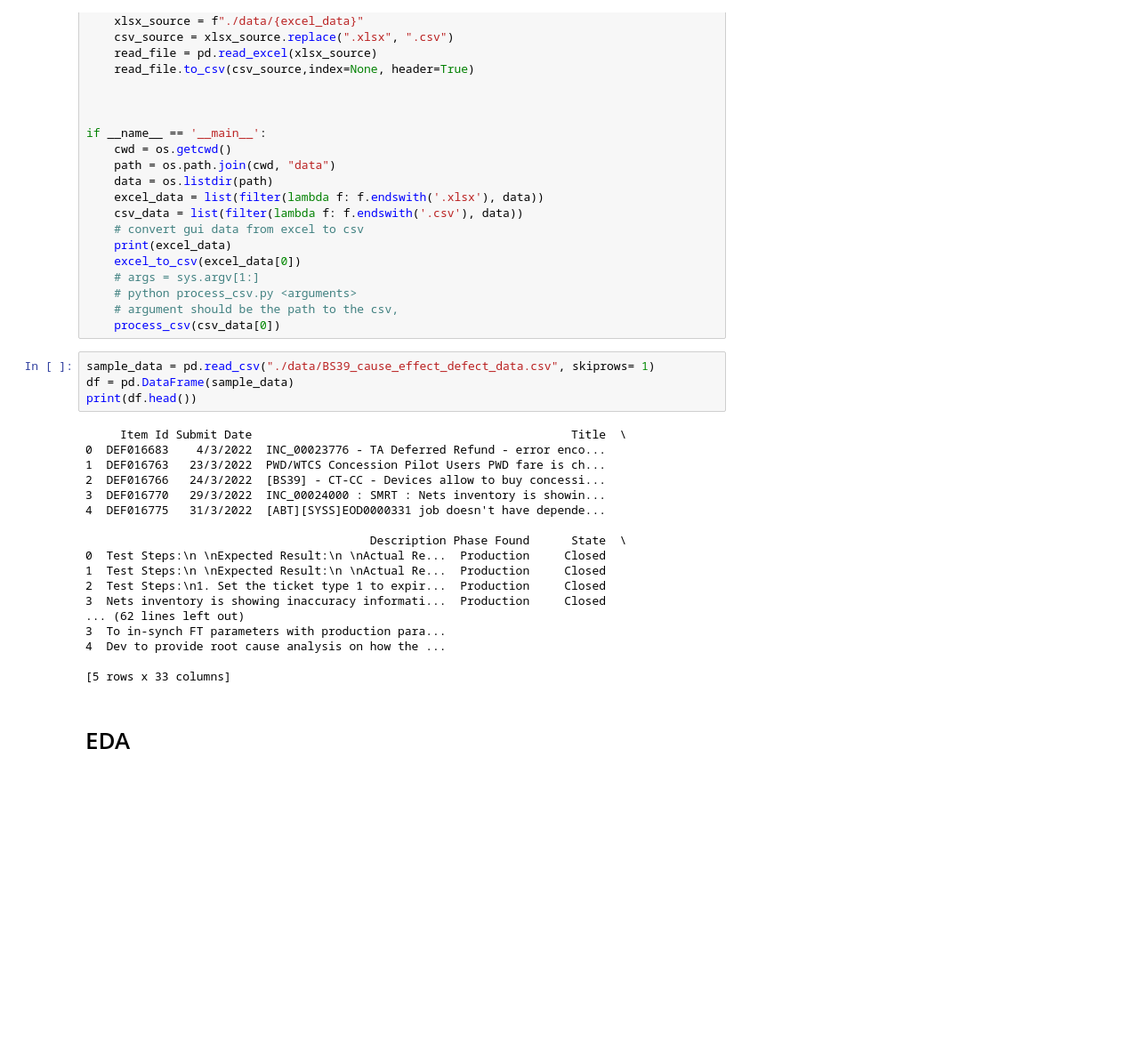
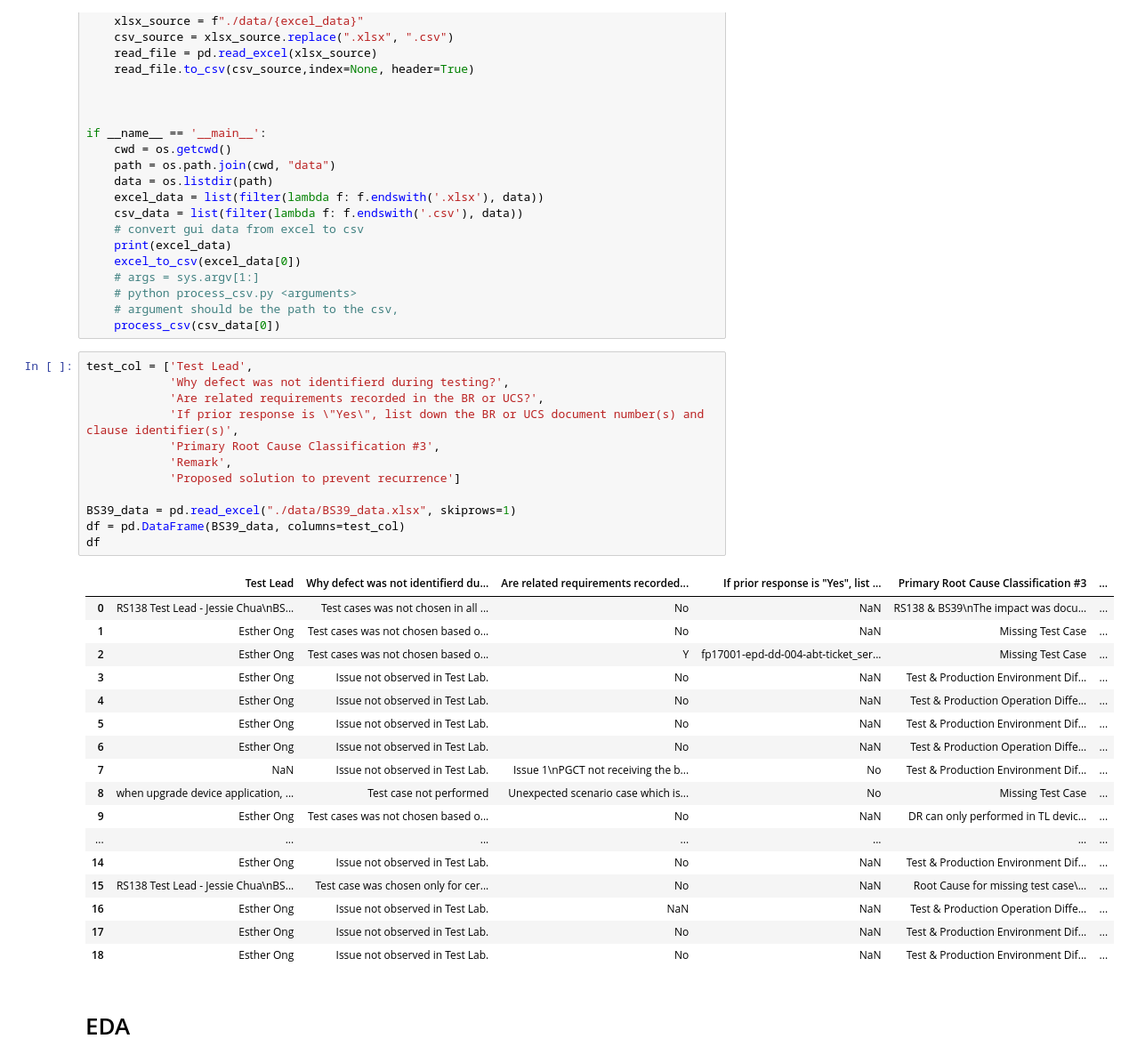
Before and after one commit to malcolmsng/BT4103, a Jupyter notebook: model.ipynb, the cells around one changed output. Shown: that part at 89% size. Saved outputs shown, nothing was run; the diff lists cells and outputs as text; blank space fills up the shorter version.

```diff
--- a/model.ipynb
+++ b/model.ipynb
@@ -54,28 +81,36 @@ if __name__ == '__main__':
     # python process_csv.py <arguments>
     # argument should be the path to the csv,
     process_csv(csv_data[0])
-# %%
-sample_data = pd.read_csv("./data/BS39_cause_effect_defect_data.csv", skiprows= 1)
-df = pd.DataFrame(sample_data)
-print(df.head())
-# %% [output]
-     Item Id Submit Date                                              Title  \
-0  DEF016683    4/3/2022  INC_00023776 - TA Deferred Refund - error enco...
-1  DEF016763   23/3/2022  PWD/WTCS Concession Pilot Users PWD fare is ch...
-2  DEF016766   24/3/2022  [BS39] - CT-CC - Devices allow to buy concessi...
-3  DEF016770   29/3/2022  INC_00024000 : SMRT : Nets inventory is showin...
-4  DEF016775   31/3/2022  [ABT][SYSS]EOD0000331 job doesn't have depende...
-
-                                         Description Phase Found      State  \
-0  Test Steps:\n \nExpected Result:\n \nActual Re...  Production     Closed
-1  Test Steps:\n \nExpected Result:\n \nActual Re...  Production     Closed
-2  Test Steps:\n1. Set the ticket type 1 to expir...  Production     Closed
-3  Nets inventory is showing inaccuracy informati...  Production     Closed
-... (62 lines left out)
-3  To in-synch FT parameters with production para...
-4  Dev to provide root cause analysis on how the ...
-
-[5 rows x 33 columns]
+# %%
+test_col = ['Test Lead',
+            'Why defect was not identifierd during testing?',
+            'Are related requirements recorded in the BR or UCS?',
+            'If prior response is \"Yes\", list down the BR or UCS document number(s) and clause identifier(s)',
+            'Primary Root Cause Classification #3',
+            'Remark',
+            'Proposed solution to prevent recurrence']
+
+BS39_data = pd.read_excel("./data/BS39_data.xlsx", skiprows=1)
+df = pd.DataFrame(BS39_data, columns=test_col)
+df
+# %% [output]
+|  | Test Lead | Why defect was not identifierd du... | Are related requirements recorded... | If prior response is "Yes", list ... | Primary Root Cause Classification #3 | ... |
+| 0 | RS138 Test Lead - Jessie Chua\nBS... | Test cases was not chosen in all ... | No | NaN | RS138 & BS39\nThe impact was docu... | ... |
+| 1 | Esther Ong | Test cases was not chosen based o... | No | NaN | Missing Test Case | ... |
+| 2 | Esther Ong | Test cases was not chosen based o... | Y | fp17001-epd-dd-004-abt-ticket_ser... | Missing Test Case | ... |
+| 3 | Esther Ong | Issue not observed in Test Lab. | No | NaN | Test & Production Environment Dif... | ... |
+| 4 | Esther Ong | Issue not observed in Test Lab. | No | NaN | Test & Production Operation Diffe... | ... |
+| 5 | Esther Ong | Issue not observed in Test Lab. | No | NaN | Test & Production Environment Dif... | ... |
+| 6 | Esther Ong | Issue not observed in Test Lab. | No | NaN | Test & Production Operation Diffe... | ... |
+| 7 | NaN | Issue not observed in Test Lab. | Issue 1\nPGCT not receiving the b... | No | Test & Production Environment Dif... | ... |
+| 8 | when upgrade device application, ... | Test case not performed | Unexpected scenario case which is... | No | Missing Test Case | ... |
+| 9 | Esther Ong | Test cases was not chosen based o... | No | NaN | DR can only performed in TL devic... | ... |
+| ... | ... | ... | ... | ... | ... | ... |
+| 14 | Esther Ong | Issue not observed in Test Lab. | No | NaN | Test & Production Environment Dif... | ... |
+| 15 | RS138 Test Lead - Jessie Chua\nBS... | Test case was chosen only for cer... | No | NaN | Root Cause for missing test case\... | ... |
+| 16 | Esther Ong | Issue not observed in Test Lab. | NaN | NaN | Test & Production Operation Diffe... | ... |
+| 17 | Esther Ong | Issue not observed in Test Lab. | No | NaN | Test & Production Environment Dif... | ... |
+| 18 | Esther Ong | Issue not observed in Test Lab. | No | NaN | Test & Production Environment Dif... | ... |
 # %% [markdown]
 # EDA
 # %%
```
Also changed, not shown: parts of 18 cells of this notebook, 2 other files.
